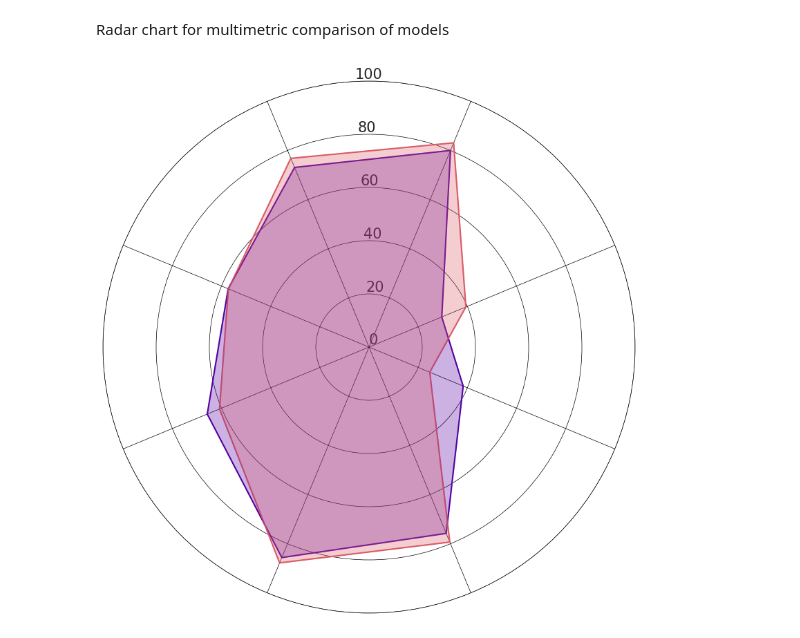
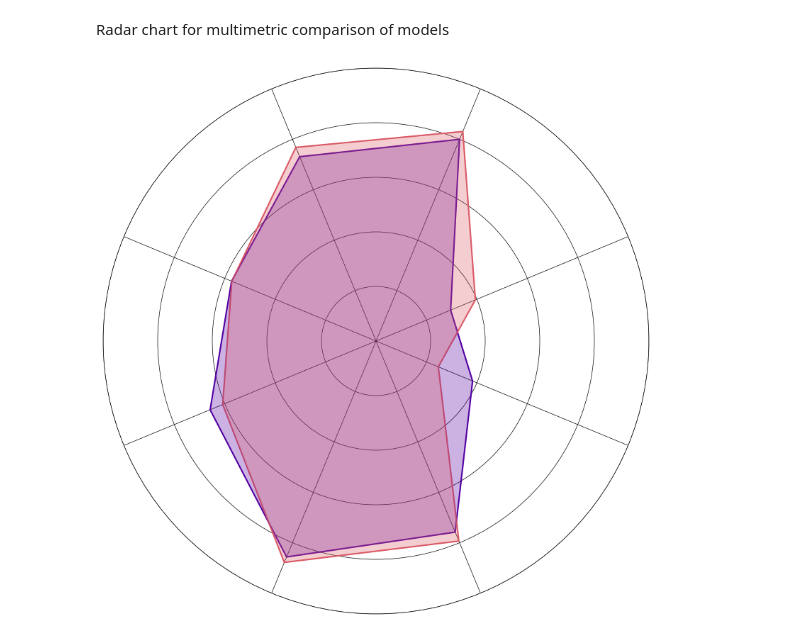
Before and after one commit to schwallergroup/choriso, a Jupyter notebook: notebooks/04_radarplot.ipynb, the cells around one changed output. Drawn from its saved outputs; the diff is of its cells as text; code cells hidden in the pictures.

```diff
--- a/notebooks/04_radarplot.ipynb
+++ b/notebooks/04_radarplot.ipynb
@@ -53,10 +53,10 @@ names = [
     'Top2'
 ]
 
+#Write here the results for each model
 r_g2s = [73.1, 57.3, 65.8, 0.31, 5.54, 38.3, 29.6, 80.0]
 r_s2s = [76.8, 57.2, 60.8,  0.26, 4.63, 24.7, 39.4, 83.1]
-r_nes = [0,0,0, 0.0597171638744682, 1.0824994357841484,0,0,0]
-#r_nes = [0,0,0, 0.1, 0.1,0,0,0]
+
 
 
 kco2 = 5e-1
@@ -78,32 +78,33 @@ thetas = _plot_model(ax, r_s2s, '#DB5B68', tmax, kCO2=kco2, kkWh=kkwh)
 #thetas = _plot_model(ax, r_nes, '#F48849', tmax, kCO2=kco2, kkWh=kkwh)
 
 
 ax.set_thetamin(0)
 ax.set_thetamax(tmax)
 ax.set_ylim(0,100)
 
 ax.set_xticks(thetas)
 ax.set_xticklabels([], zorder=10, horizontalalignment='center')
 
 
 ax.tick_params(axis="x", which="both", pad=20, zorder=1, labelsize=15)
 
 ax.set_theta_offset(np.pi/8*5)
 ax.set_rlabel_position(-45/2+3)
 ax.tick_params(axis="y", which="both", labelsize=15, zorder=1)
-ax.set_yticks(np.arange(0,ymax+1, 20))
+#ax.set_yticks(np.arange(0,ymax+1, 20))
+ax.set_yticklabels([])
 ax.set_xlabel(None)
 ax.set_ylabel(None)
 ax.grid(axis='y', zorder=5)
 #change grid color and all radar lines to black
 ax.grid(color='black', linestyle='solid', linewidth=0.5, zorder=5)
 ax.spines['polar'].set_color('black')
 ax.spines['polar'].set_linewidth(0.5)
 
 #plt.show()
 
 
 # ax.set_xticklabels(names, horizontalalignment="center", verticalalignment='bottom')
 fig.savefig('polar.svg', bbox_inches='tight')
 # %% [output]
-[figure, old version]
+[figure, new version]
```
Also changed, not shown: 6 other files.
